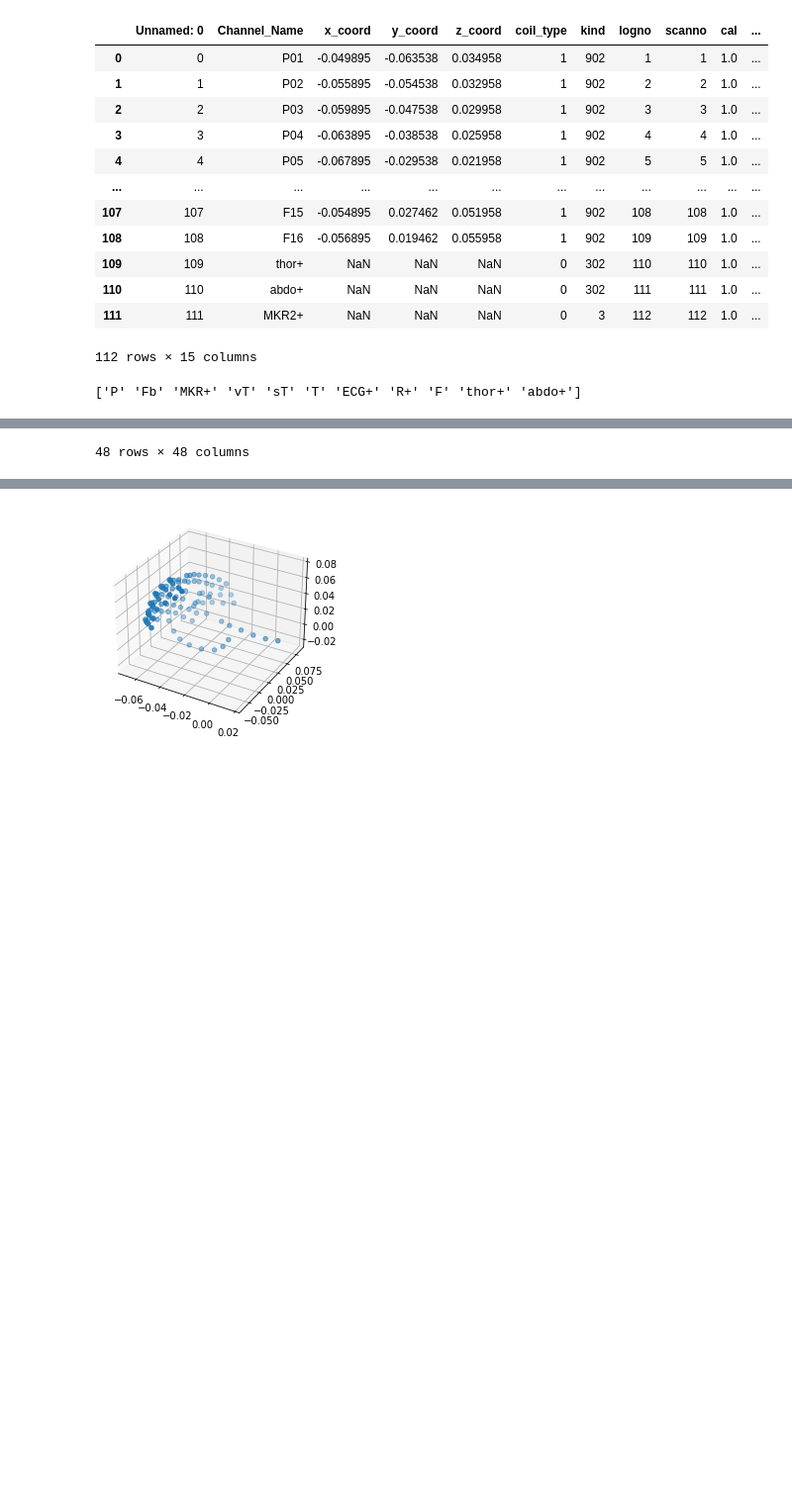
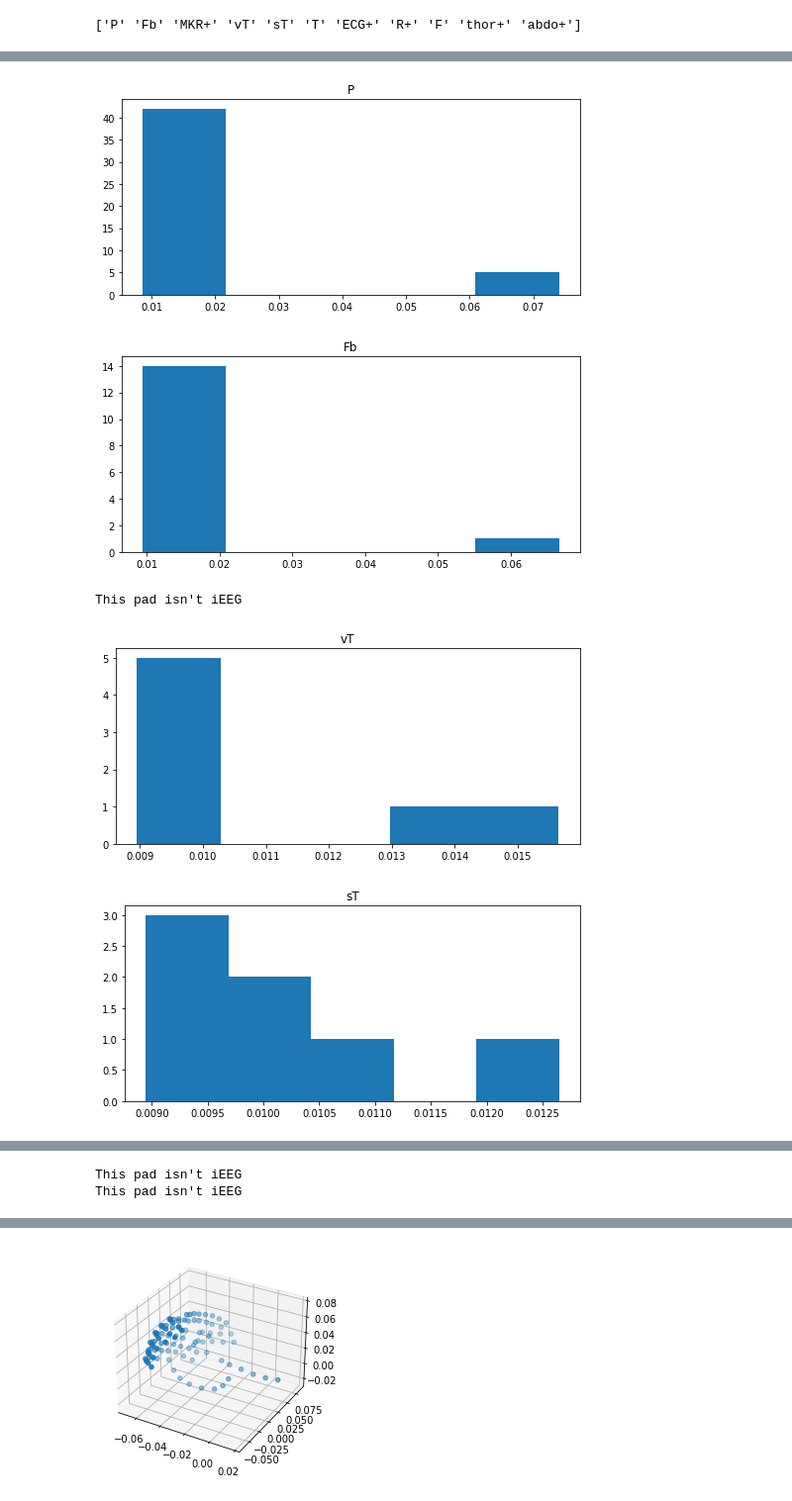
Before and after one commit to mefogarty/biploar_ref_ieeg, a Jupyter notebook: sandbox.ipynb, the cells around one changed output, grey strips where cells are left out. Shown: that part at 99% size. Saved outputs shown, nothing was run; the diff lists cells and outputs as text; code cells hidden in the pictures; blank space fills up the shorter version.

```diff
--- a/sandbox.ipynb
+++ b/sandbox.ipynb
@@ -8,35 +9,61 @@ from pathlib import Path
 # %%
 df = pd.read_csv('/home/jovyan/bipolar_ref_ieeg/coord_data.csv')
 pd.unique(df.Channel_Name)
+df["PadType"] = df['Channel_Name'].str.replace('\d+', '')
 
+dist = DistanceMetric.get_metric('euclidean')
+#dist.pairwise(df[['x_coord','y_coord','z_coord']].to_numpy())
+tmp = scipy.spatial.distance.cdist(df[['x_coord','y_coord','z_coord']].to_numpy(), df[['x_coord','y_coord','z_coord']].to_numpy())
 
-df["PadType"] = df['Channel_Name'].str.replace('\d+', '')
+dist_df = pd.DataFrame(tmp)
+dist_df["Channel_Name"] = df.Channel_Name
+dist_df = dist_df.set_index("Channel_Name")
+dist_df.columns = df.Channel_Name
+
+filepath = Path('/home/jovyan/bipolar_ref_ieeg/dist_data.csv')
+#dist_df.to_csv(filepath)
-# %% [output]
-|  | Unnamed: 0 | Channel_Name | x_coord | y_coord | z_coord | coil_type | kind | logno | scanno | cal | ... |
-| 0 | 0 | P01 | -0.049895 | -0.063538 | 0.034958 | 1 | 902 | 1 | 1 | 1.0 | ... |
-| 1 | 1 | P02 | -0.055895 | -0.054538 | 0.032958 | 1 | 902 | 2 | 2 | 1.0 | ... |
-| 2 | 2 | P03 | -0.059895 | -0.047538 | 0.029958 | 1 | 902 | 3 | 3 | 1.0 | ... |
-| 3 | 3 | P04 | -0.063895 | -0.038538 | 0.025958 | 1 | 902 | 4 | 4 | 1.0 | ... |
-| 4 | 4 | P05 | -0.067895 | -0.029538 | 0.021958 | 1 | 902 | 5 | 5 | 1.0 | ... |
-| ... | ... | ... | ... | ... | ... | ... | ... | ... | ... | ... | ... |
-| 107 | 107 | F15 | -0.054895 | 0.027462 | 0.051958 | 1 | 902 | 108 | 108 | 1.0 | ... |
-| 108 | 108 | F16 | -0.056895 | 0.019462 | 0.055958 | 1 | 902 | 109 | 109 | 1.0 | ... |
-| 109 | 109 | thor+ | NaN | NaN | NaN | 0 | 302 | 110 | 110 | 1.0 | ... |
-| 110 | 110 | abdo+ | NaN | NaN | NaN | 0 | 302 | 111 | 111 | 1.0 | ... |
-| 111 | 111 | MKR2+ | NaN | NaN | NaN | 0 | 3 | 112 | 112 | 1.0 | ... |
-112 rows × 15 columns
 # %%
+df = pd.read_csv('/home/jovyan/bipolar_ref_ieeg/coord_data.csv') #read coordinates file
+
+# get the unique pad types
+df["PadType"] = df['Channel_Name'].str.replace('\d+', '')
 uniquePadTypes = pd.unique(df["PadType"])
 print(uniquePadTypes)
 
+substring = "+"
+
 for pad in uniquePadTypes:
-    padIDX = df["PadType"] == pad
-    padDistances = dist_df.loc[padIDX.tolist(),padIDX.tolist()]
+    try:
+        padIDX = df["PadType"] == pad
+        df2 = df[padIDX]
+        padDistances = dist_df.loc[padIDX.tolist(),padIDX.tolist()]
 
+        NN1 = np.diagonal(padDistances,offset=1) #get all of the first nearest neighbors
+        hist, bin_edges = np.histogram(NN1)
+        thresh = bin_edges[0] + bin_edges[0]/2
 
-padIDX = df["PadType"] == "P"
-padDistances = dist_df.loc[padIDX.tolist(),padIDX.tolist()]
+        sizePad = np.shape(padDistances)
 
-padDistances
+        #plot cooords on glass brain
+        node_strength=np.arange(1, sizePad[0]+1, 1, dtype=int)
+        # rng = np.random.default_rng(seed=42)
+        # node_strength = rng.random((1, 112))
+        coords = np.vstack((df2.x_coord,df2.y_coord,df2.z_coord)).T
+        # print(100*coords)
+        plotting.plot_markers(
+            node_strength,
+            1000*coords,
+            title='iEEG Coord 3d-Plot: '+pad,
+            output_file='iEEG Coord 3d-Plot'+pad+'.png',
+            )
+        plotting.show()
+
+        if substring not in pad:
+            fig = plt.hist(NN1,bins=5)  # arguments are passed to np.histogram
+            plt.title(pad)
+            plt.savefig('Histogram'+pad+'.png')
+            plt.show()
+    except:
+        print("Error: This pad isn't iEEG")
 # %% [output]
 ['P' 'Fb' 'MKR+' 'vT' 'sT' 'T' 'ECG+' 'R+' 'F' 'thor+' 'abdo+']
@@ -61 +70,5 @@ padDistances
+[figure, added]
+[figure, added]
-48 rows × 48 columns
+This pad isn't iEEG
+[figure, added]
+[figure, added]
@@ -61,0 +76,2 @@ padDistances
+This pad isn't iEEG
+This pad isn't iEEG
```
Also changed, not shown: parts of 4 cells of this notebook.
